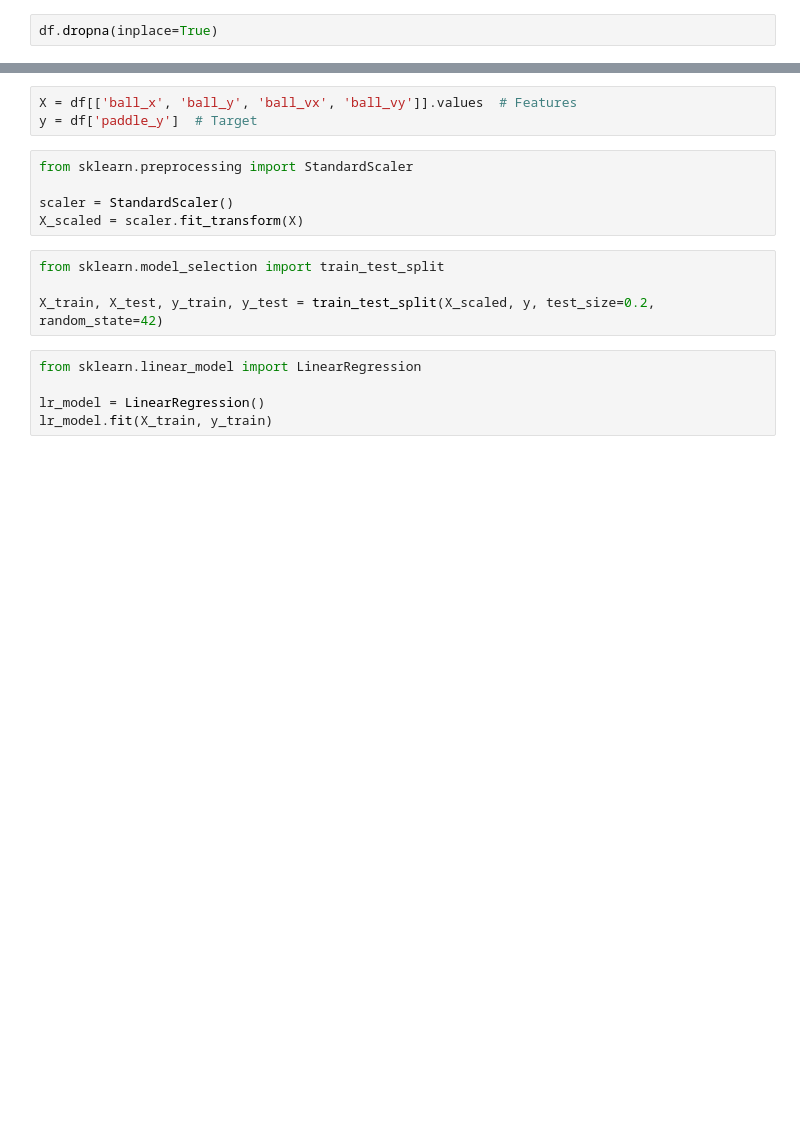
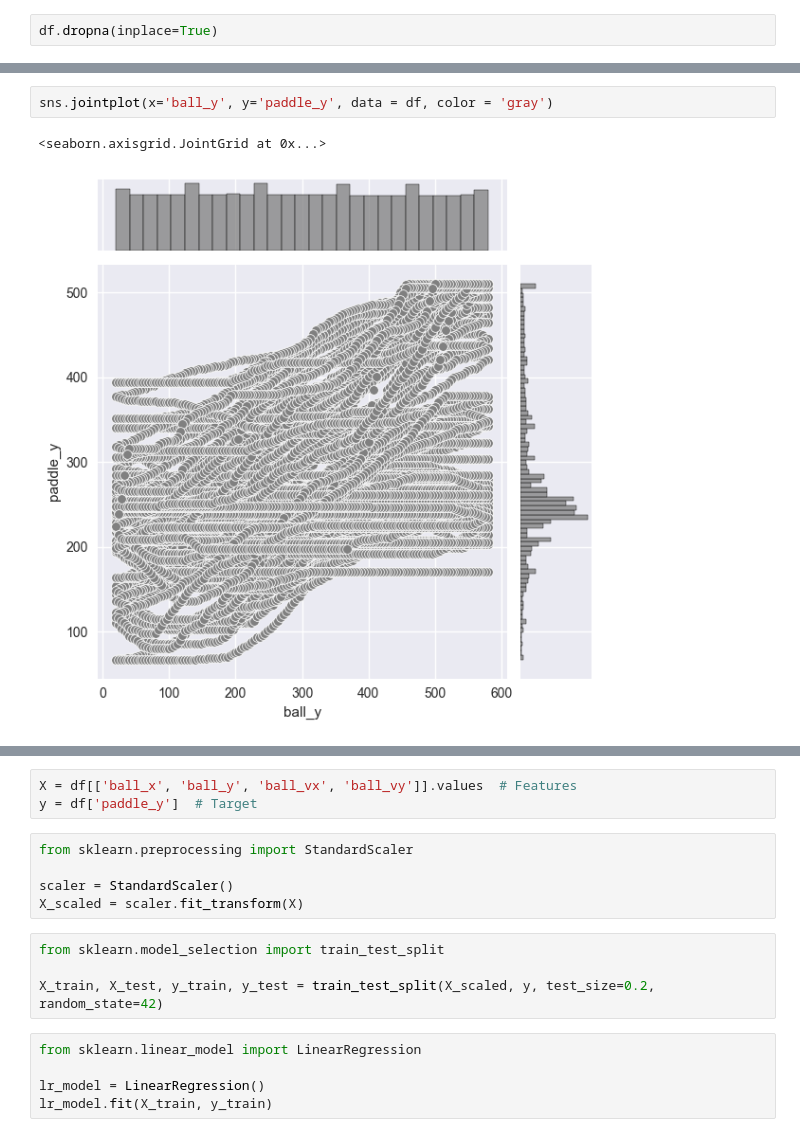
Before and after one commit to mgmytrasiewicz/pygame-pong-v2, a Jupyter notebook: ml-pong.ipynb, the cells around one changed output, grey strips where cells are left out. Cells and saved outputs as stored; diff of their text form; blank space fills up the shorter version.

```diff
--- a/ml-pong.ipynb
+++ b/ml-pong.ipynb
@@ -32,0 +44,5 @@ df.dropna(inplace=True)
+# %%
+sns.jointplot(x='ball_y', y='paddle_y', data = df, color = 'gray')
+# %% [output]
+<seaborn.axisgrid.JointGrid at 0x...>
+[figure, added]
```
Also changed, not shown: parts of 12 cells of this notebook, 2 other files.
